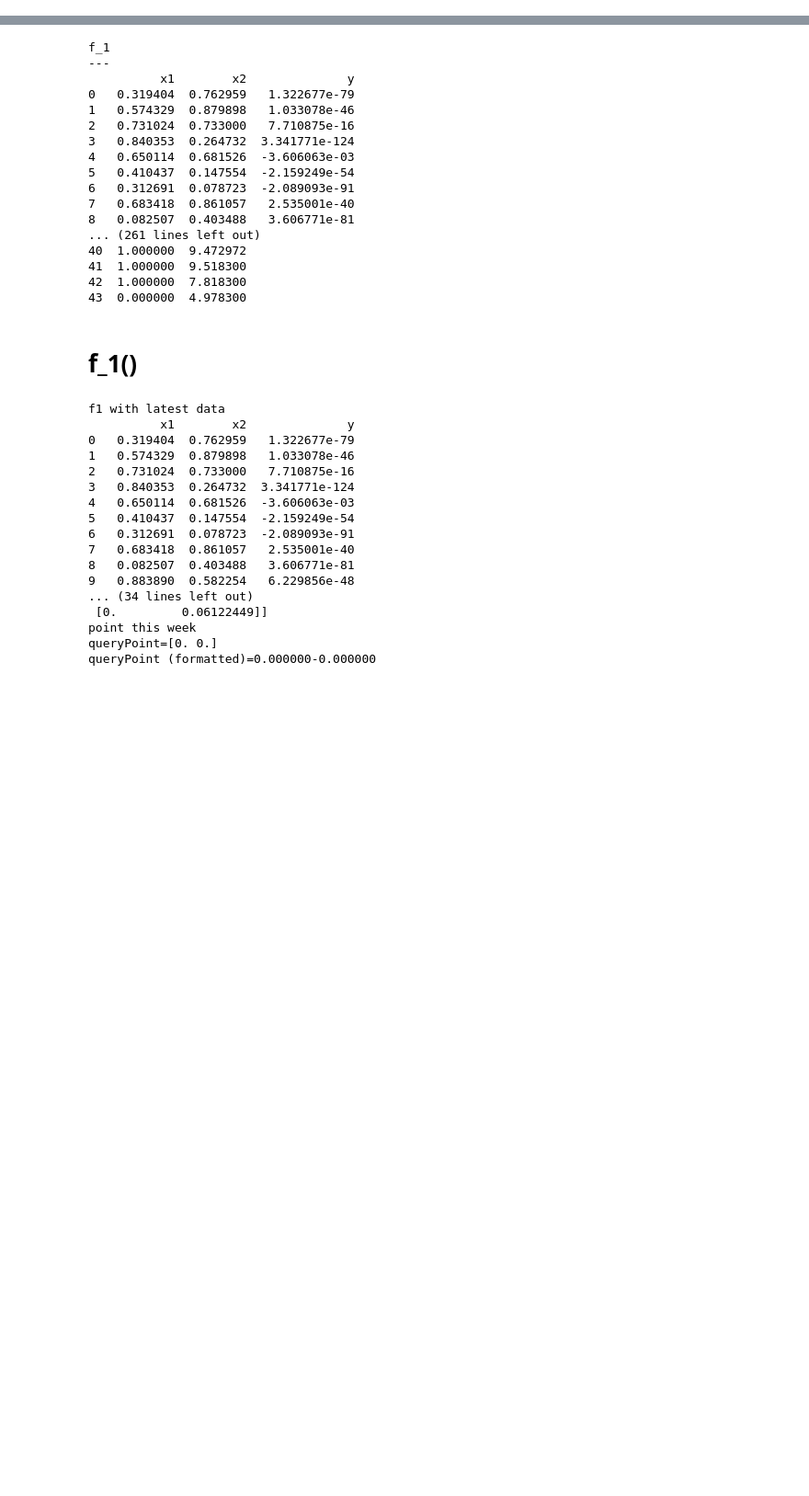
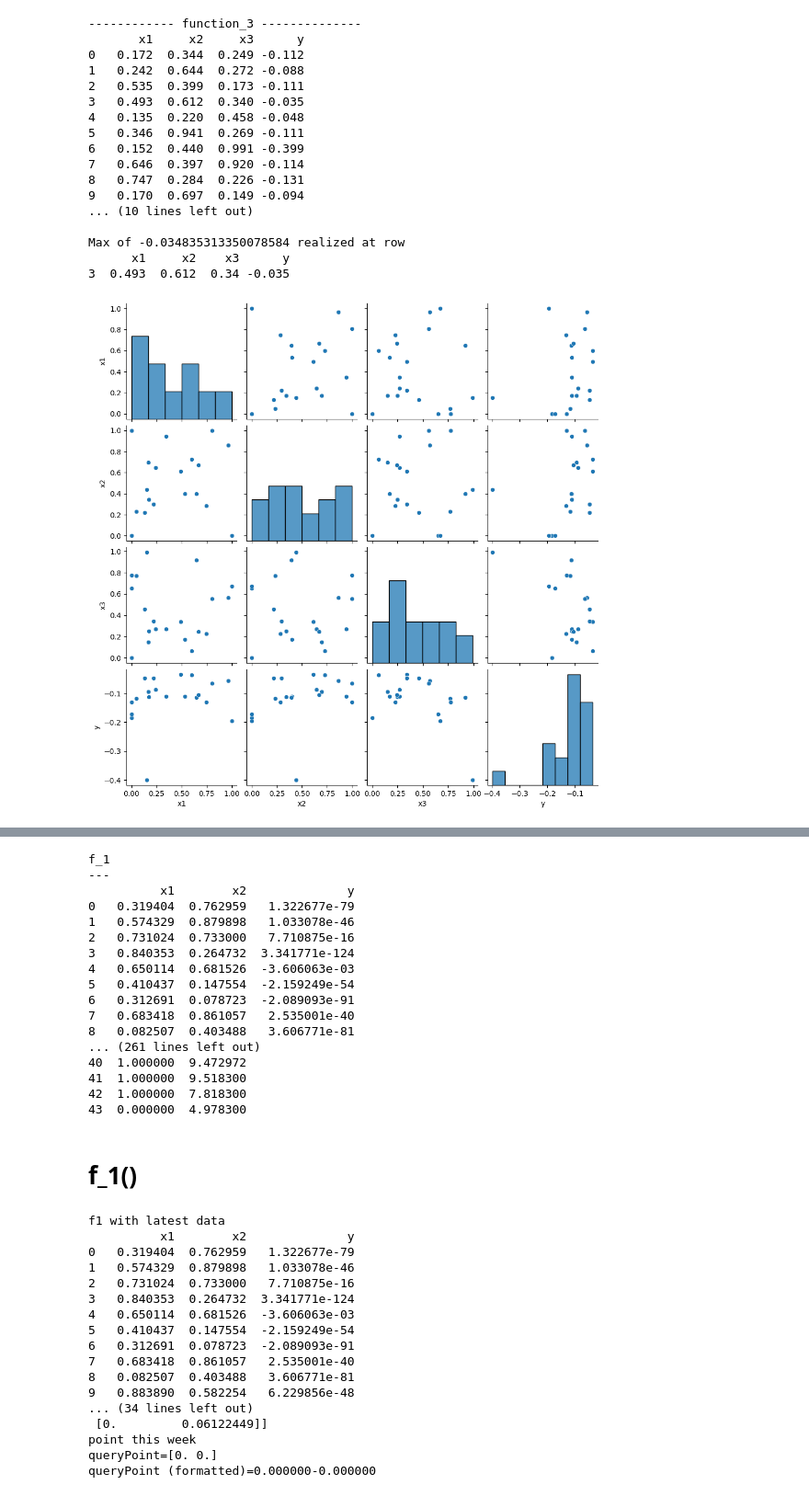
Before and after one commit to mucdat/mlcap, a Jupyter notebook: wk03_GP_length_scale_and_linear_regr.ipynb, the cells around one changed output, grey strips where cells are left out. Shown at 92% size. Cells and saved outputs as stored; diff of their text form; code cells hidden in the pictures; blank space fills up the shorter version.

```diff
--- a/wk03_GP_length_scale_and_linear_regr.ipynb
+++ b/wk03_GP_length_scale_and_linear_regr.ipynb
@@ -71,0 +358,24 @@ def read_fcns_from_disk(path_to_fcns):
+# %%
+f3 = BBfcn(3)
+print(f3)
+f3.plot_feature_correlations()
+f3.plot_correlations_with_cross_terms()
+# %% [output]
+------------ function_3 --------------
+       x1     x2     x3      y
+0   0.172  0.344  0.249 -0.112
+1   0.242  0.644  0.272 -0.088
+2   0.535  0.399  0.173 -0.111
+3   0.493  0.612  0.340 -0.035
+4   0.135  0.220  0.458 -0.048
+5   0.346  0.941  0.269 -0.111
+6   0.152  0.440  0.991 -0.399
+7   0.646  0.397  0.920 -0.114
+8   0.747  0.284  0.226 -0.131
+9   0.170  0.697  0.149 -0.094
+... (10 lines left out)
+
+Max of -0.034835313350078584 realized at row
+      x1     x2    x3      y
+3  0.493  0.612  0.34 -0.035
+[figure, added]
```
Also changed, not shown: parts of 21 cells of this notebook, 1 other file.
